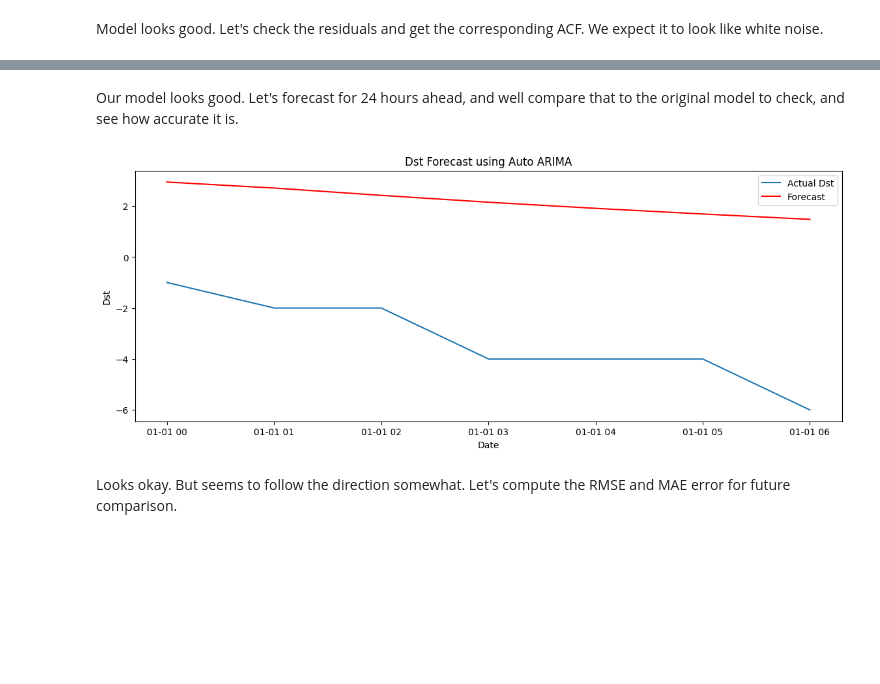
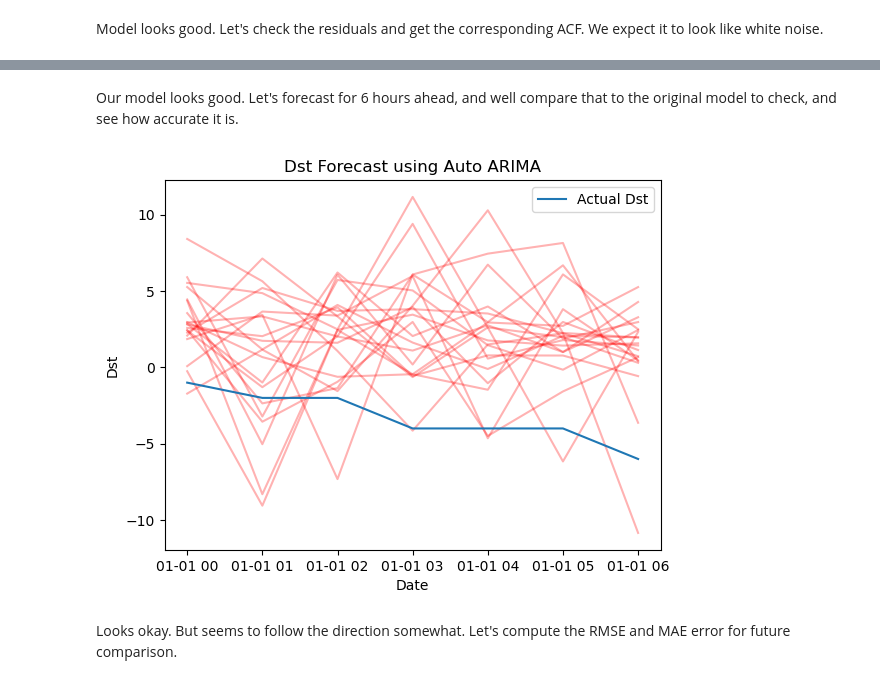
Before and after one commit to GMD-ROSS/Perturbed-Input, a Jupyter notebook: notebooks/Space_Weather_Workbook.ipynb, the cells around one changed output, grey strips where cells are left out. Drawn from its saved outputs; the diff is of its cells as text; code cells hidden in the pictures; blank space fills up the shorter version.

Commit message:
Added to space_weather_workbook.py, created project_3.py, created sampling_methods.py

```diff
--- a/notebooks/Space_Weather_Workbook.ipynb
+++ b/notebooks/Space_Weather_Workbook.ipynb
@@ -311,0 +316,5 @@ plt.show()
+# %%
+from sampling_methods import sample_block
+
+block_results = sample_block(residuals, 52608)
+print(len(block_results))
@@ -312,31 +351,40 @@ plt.show()
 # %% [markdown]
-Our model looks good. Let's forecast for 24 hours ahead, and well compare that to the original model to check, and see how accurate it is.
+Our model looks good. Let's forecast for 6 hours ahead, and well compare that to the original model to check, and see how accurate it is.
 # %%
 n_periods = 7
 
 forecast = model.predict(n_periods=n_periods)
 
 forecast_index = pd.date_range(
         start = series.index[-1] + pd.Timedelta(hours=1),
         periods = n_periods,
         freq = 'h'
 )
 
 future_series = data.loc[forecast_index, 'Dst']
 
+ensemble_block = []
 
-plt.figure(figsize=(14,5))
+for i in range(20):
+
+    block_results = sample_block(residuals, n_periods)
+
+    forecast_perturbed = forecast + block_results
+
+    ensemble_block.append(forecast_perturbed)
+
+for i in range(20):
+    plt.plot(forecast_index, ensemble_block[i], alpha=0.3, color='red')
 
 plt.plot(future_series.index, future_series, label='Actual Dst')
-plt.plot(forecast_index, forecast, label='Forecast', color='red')
 
 plt.xlabel("Date")
 plt.ylabel("Dst")
 plt.title("Dst Forecast using Auto ARIMA")
 plt.legend()
 plt.show()
 # %% [output]
-[figure, old version]
+[figure, new version]
 # %% [markdown]
 Looks okay. But seems to follow the direction somewhat. Let's compute the RMSE and MAE error for future comparison.
 # %%
```
Also changed, not shown: parts of 46 cells of this notebook, 2 other files.
